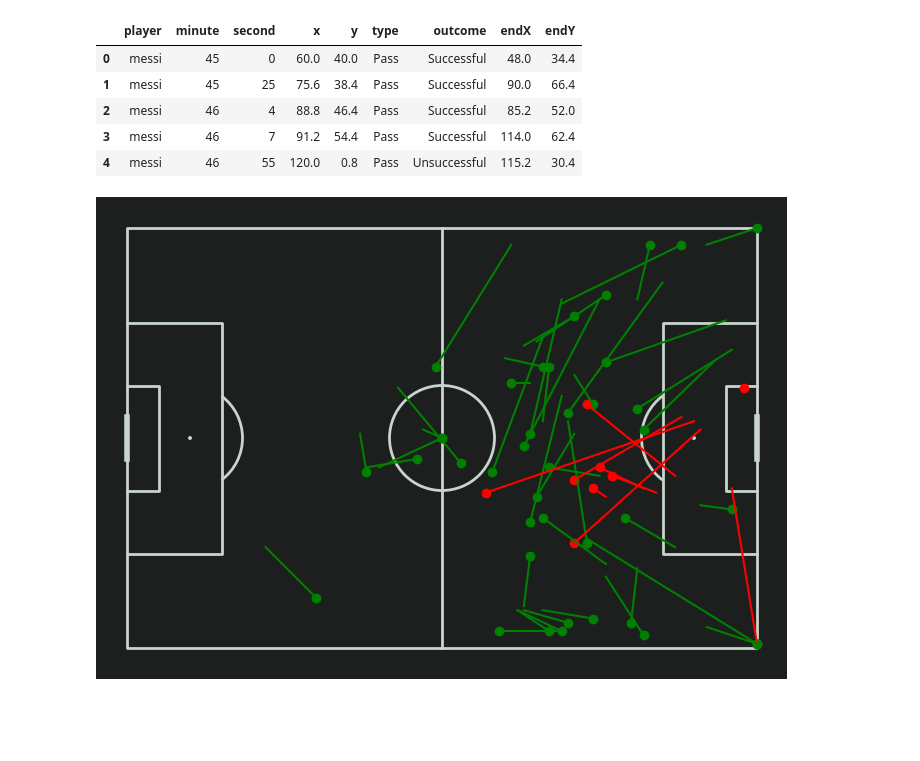
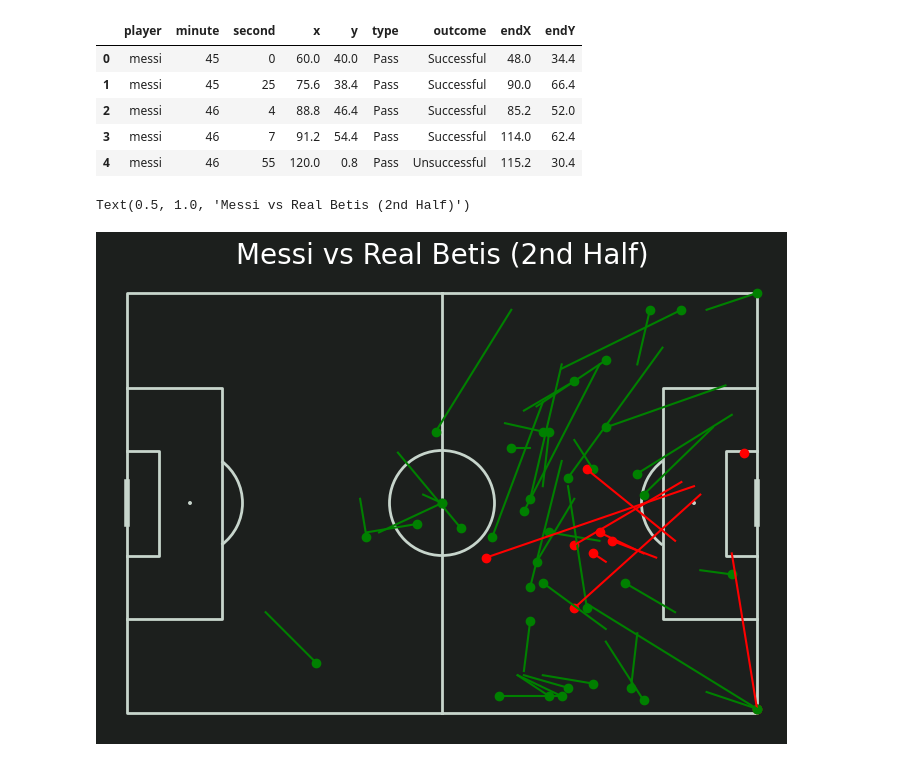
Before and after one commit to ParthParolekar/Football-Data-Analysis, a Jupyter notebook: passmap-messi.ipynb, the cells around one changed output. Drawn from its saved outputs; the diff is of its cells as text; code cells hidden in the pictures; blank space fills up the shorter version.

Commit message:
add: title

```diff
--- a/passmap-messi.ipynb
+++ b/passmap-messi.ipynb
@@ -32,21 +32,24 @@ df.head()
 # %%
 fig, ax = plt.subplots(figsize=(10, 6))
 fig.set_facecolor("#1c1f1d")
 ax.patch.set_facecolor("#1c1f1d")
 
 pitch = Pitch(pitch_type='statsbomb', pitch_color='#1c1f1d', line_color='#c7d5cc')
 pitch.draw(ax=ax, figsize=(16, 11), constrained_layout=True, tight_layout=False)
 
 #invert y axis on statsbomb pitch
 plt.gca().invert_yaxis()
 
 #plot passes using for loop
 for x in range(len(df['x'])):
     if df["outcome"][x] == "Successful":
         plt.plot((df["x"][x], df["endX"][x]), (df["y"][x], df["endY"][x]), color="green")
         plt.scatter(df["x"][x], df["y"][x], color="green")
     elif df["outcome"][x] == "Unsuccessful":
         plt.plot((df["x"][x], df["endX"][x]), (df["y"][x], df["endY"][x]), color="red")
         plt.scatter(df["x"][x], df["y"][x], color="red")
+
+plt.title("Messi vs Real Betis (2nd Half)", color="white", size=20)
 # %% [output]
+Text(0.5, 1.0, 'Messi vs Real Betis (2nd Half)')
-[figure, old version]
+[figure, new version]
```
